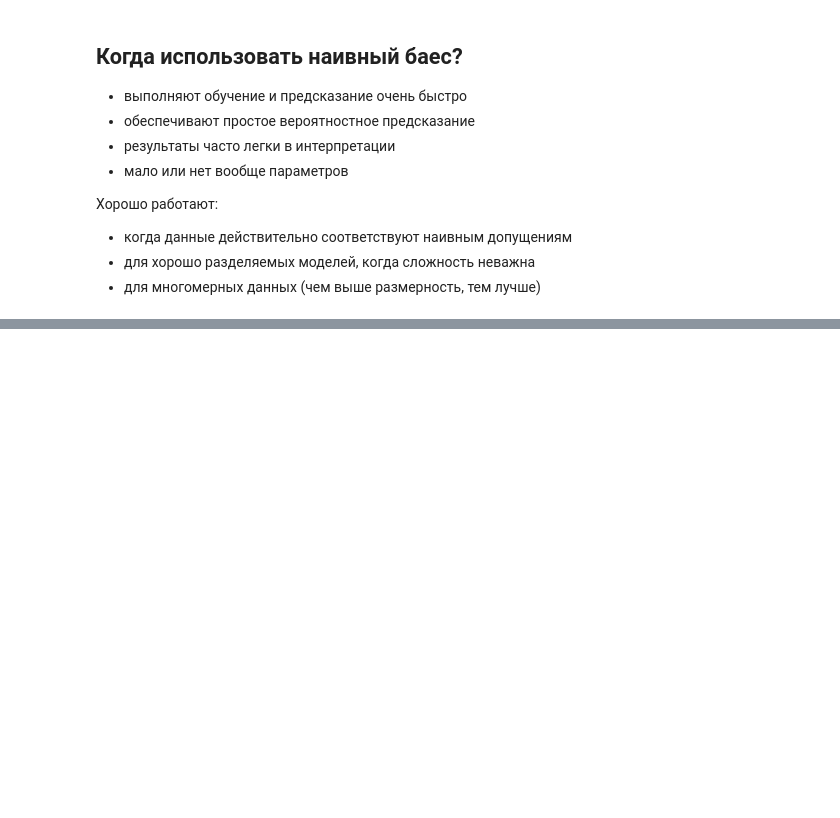
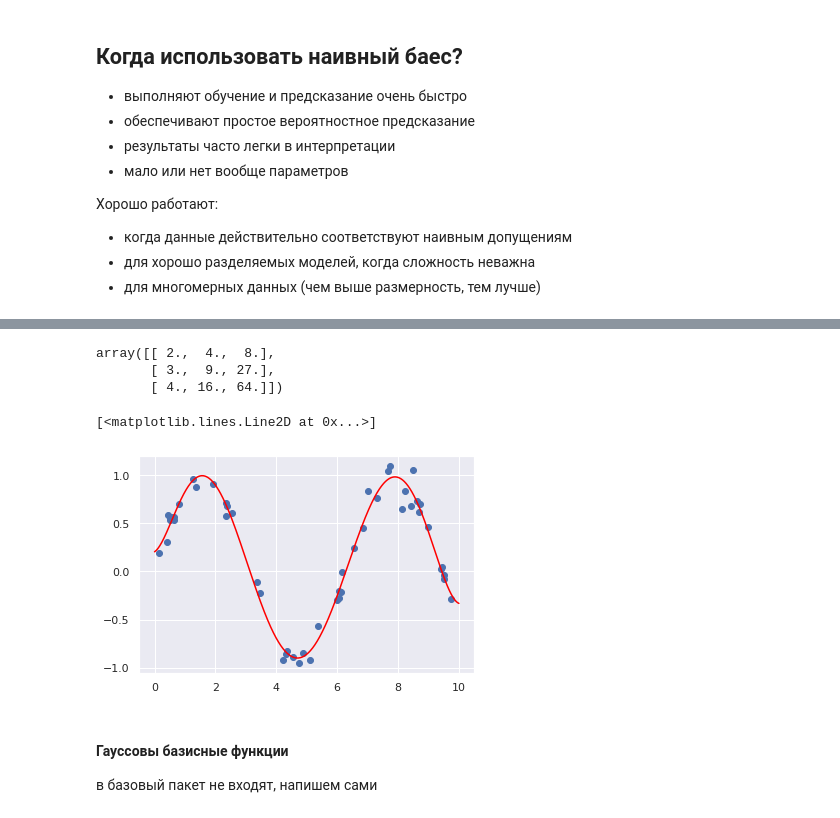
Before and after one commit to KonstantinKlepikov/all-python-ml-learning, a Jupyter notebook: ml-models-basic-learning.ipynb, the cells around one changed output, grey strips where cells are left out. Saved outputs shown, nothing was run; the diff lists cells and outputs as text; code cells hidden in the pictures; blank space fills up the shorter version.

```diff
--- a/ml-models-basic-learning.ipynb
+++ b/ml-models-basic-learning.ipynb
@@ -172,0 +237,30 @@ predict_category('religious people wait for ctistmas')
+# %%
+# преобразуем одномерный массив в трехмерный
+x = np.array([2, 3, 4])
+poly = PolynomialFeatures(3, include_bias=False)
+poly.fit_transform(x[:, None])
+# %% [output]
+array([[ 2.,  4.,  8.],
+       [ 3.,  9., 27.],
+       [ 4., 16., 64.]])
+# %%
+from sklearn.pipeline import make_pipeline
+poly_model = make_pipeline(PolynomialFeatures(7),
+                          LinearRegression())
+# %%
+# аппроксимация синусоиды
+x = 10 * rnd.rand(50)
+y = np.sin(x) + 0.1 * rnd.randn(50)
+xfit = np.linspace(0, 10, 1000)
+poly_model.fit(x[:, np.newaxis], y)
+yfit = poly_model.predict(xfit[:, np.newaxis])
+
+plt.scatter(x, y)
+plt.plot(xfit, yfit, color='red')
+# %% [output]
+[<matplotlib.lines.Line2D at 0x...>]
+[figure, added]
+# %% [markdown]
+#### Гауссовы базисные функции
+
+в базовый пакет не входят, напишем сами
```
Also changed, not shown: parts of 20 cells of this notebook.
